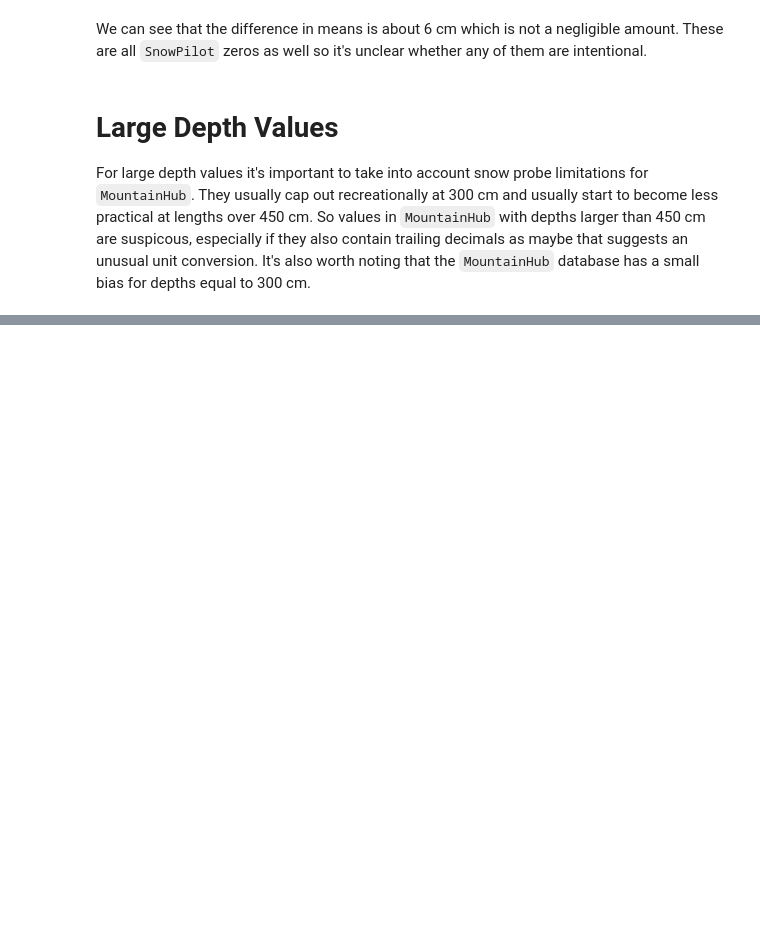
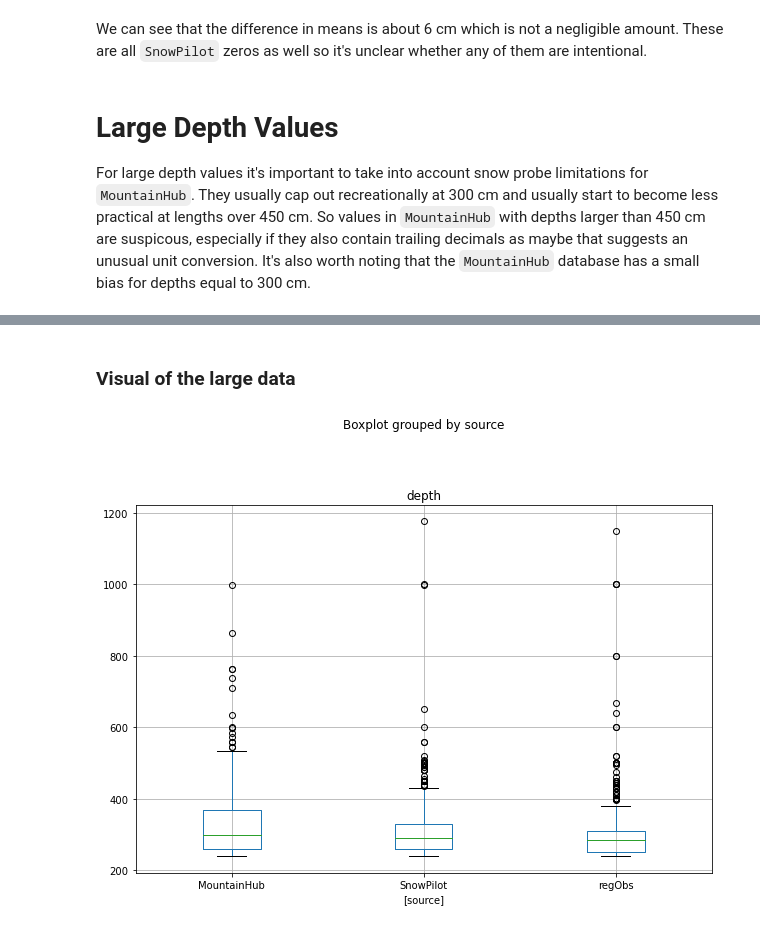
Before and after one commit to kamranwithak/CSOQaQc, a Jupyter notebook: CSOAnalysis.ipynb, the cells around one changed output, grey strips where cells are left out. Drawn from its saved outputs; the diff is of its cells as text; code cells hidden in the pictures; blank space fills up the shorter version.

```diff
--- a/CSOAnalysis.ipynb
+++ b/CSOAnalysis.ipynb
@@ -182,7 +182,7 @@ Something that is also strange about the 0 values in the database is that some o
 It somewhat depends on the domain as some of them are much more rich in 0 depth values. For example I'll show a domain in California that is actually considerably altered by 0 depth values. This means that it's very important for us to figure out which ones are intentional or missing in the database.
 # %%
 CSO_CA = gpd.read_file('CSO_CA.geojson')
-CSO_gdf['timestamp'] = pd.to_datetime(CSO_gdf.timestamp)
+CSO_CA['timestamp'] = pd.to_datetime(CSO_CA.timestamp)
 CSO_CA['flags'] = False
 CSO_CA.loc[CSO_CA['depth'] <= ZERO, 'flags'] = True
 CSO_noCA = (CSO_CA.loc[CSO_CA['flags'] == False])
@@ -218,3 +218,6 @@ We can see that the difference in means is about 6 cm which is not a negligible
 # Large Depth Values
 
 For large depth values it's important to take into account snow probe limitations for `MountainHub`. They usually cap out recreationally at 300 cm and usually start to become less practical at lengths over 450 cm. So values in `MountainHub` with depths larger than 450 cm are suspicous, especially if they also contain trailing decimals as maybe that suggests an unusual unit conversion. It's also worth noting that the `MountainHub` database has a small bias for depths equal to 300 cm.
+# %%
+Depth1 = 240
+Depth2 = 300
@@ -220,0 +228,6 @@ For large depth values it's important to take into account snow probe limitation
+# %%
+DELTA = 1
+CSO_gdf['flags'] = False
+CSO_gdf.loc[CSO_gdf['depth'] > (Depth1 - DELTA), 'flags'] = True
+CSO_Large = CSO_gdf.loc[CSO_gdf['flags'] == True]
+CSO_Large.describe()
@@ -220,0 +253,6 @@ For large depth values it's important to take into account snow probe limitation
+# %% [markdown]
+### Visual of the large data
+# %%
+boxplot_Large = CSO_Large.boxplot(column=['depth'], by=['source'],layout=(2, 1), figsize = (10,15))
+# %% [output]
+[figure, added]
```
Also changed, not shown: parts of 21 cells of this notebook.
